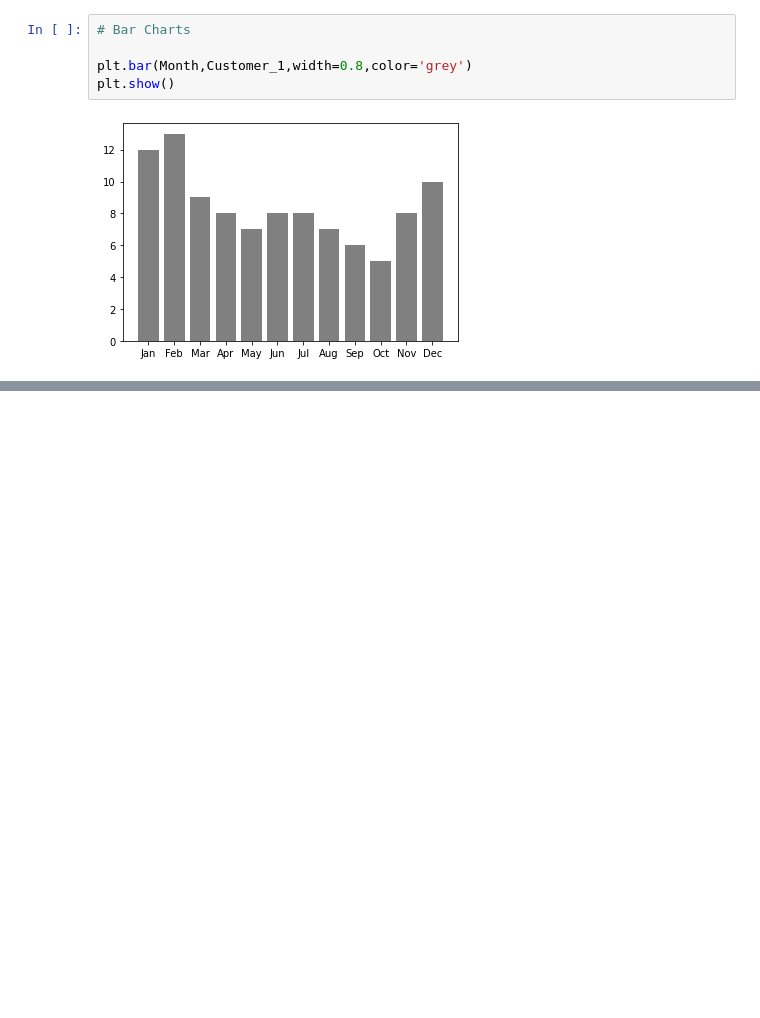
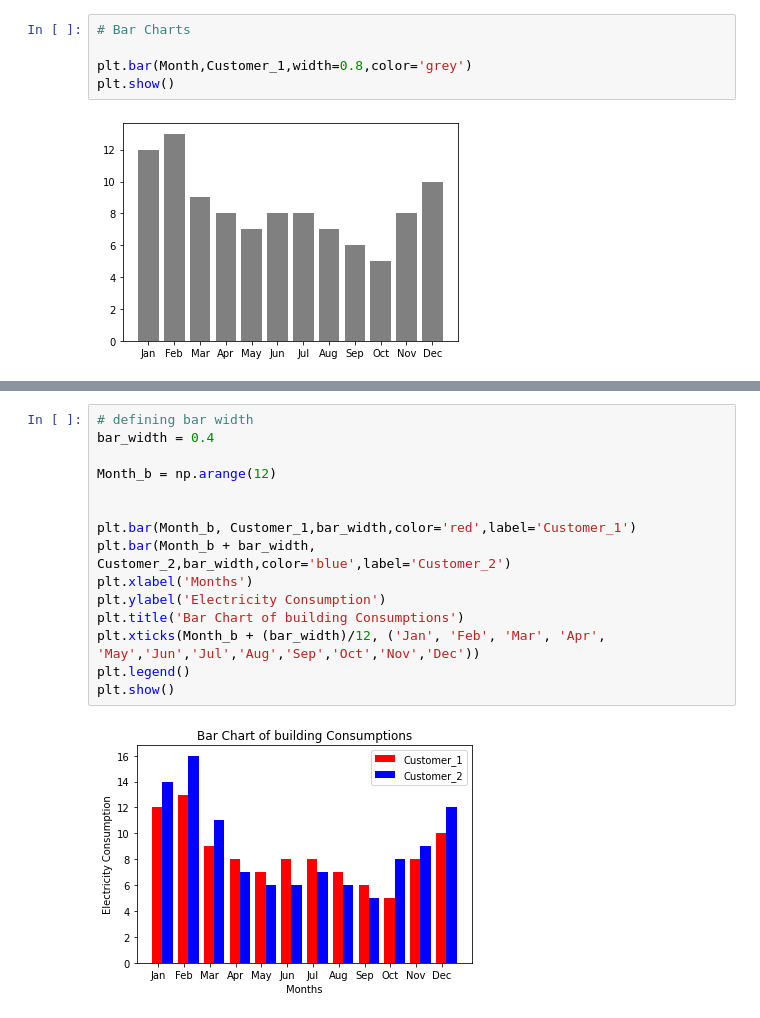
Before and after one commit to CodeAbsolute/machine_learning-data_science, a Jupyter notebook: Matplotlib.ipynb, the cells around one changed output, grey strips where cells are left out. Saved outputs shown, nothing was run; the diff lists cells and outputs as text; blank space fills up the shorter version.

```diff
--- a/Matplotlib.ipynb
+++ b/Matplotlib.ipynb
@@ -94,0 +108,17 @@ plt.show()
+# %%
+# defining bar width
+bar_width = 0.4
+
+Month_b = np.arange(12)
+
+
+plt.bar(Month_b, Customer_1,bar_width,color='red',label='Customer_1')
+plt.bar(Month_b + bar_width, Customer_2,bar_width,color='blue',label='Customer_2')
+plt.xlabel('Months')
+plt.ylabel('Electricity Consumption')
+plt.title('Bar Chart of building Consumptions')
+plt.xticks(Month_b + (bar_width)/12, ('Jan', 'Feb', 'Mar', 'Apr', 'May','Jun','Jul','Aug','Sep','Oct','Nov','Dec'))
+plt.legend()
+plt.show()
+# %% [output]
+[figure, added]
```
Also changed, not shown: parts of 3 cells of this notebook.
